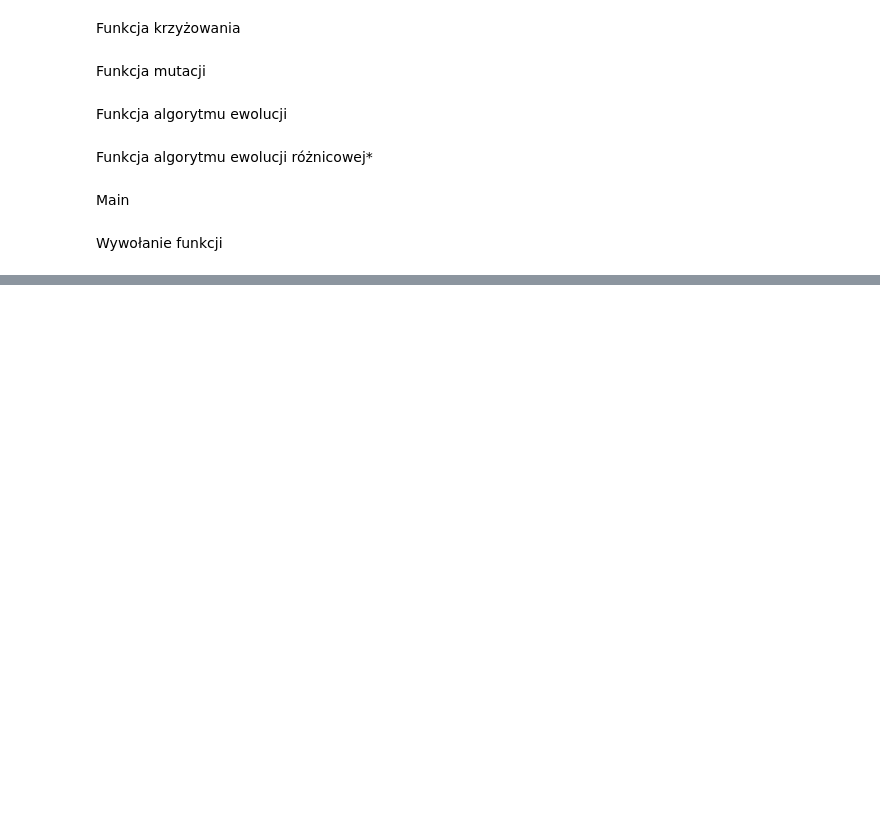
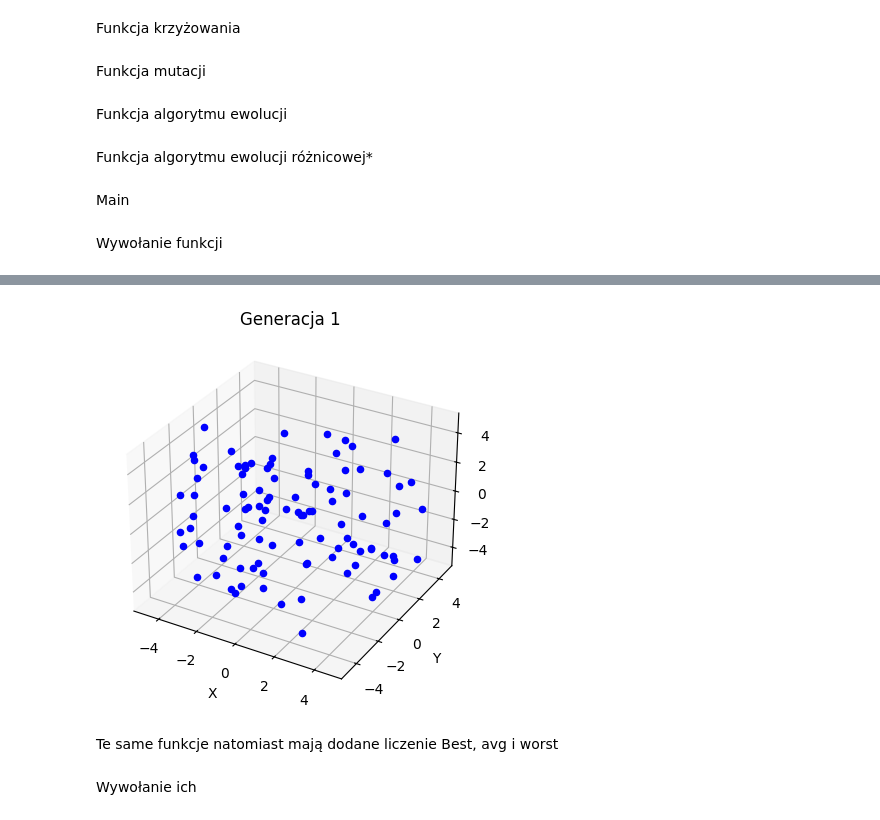
Before and after one commit to CwiekPrzemyslaw/S_Inteligencja_obliczeniowa, a Jupyter notebook: Algorytm_ewolucyjny.ipynb, the cells around one changed output, grey strips where cells are left out. Cells and saved outputs as stored; diff of their text form; code cells hidden in the pictures; blank space fills up the shorter version.

```diff
--- a/Algorytm_ewolucyjny.ipynb
+++ b/Algorytm_ewolucyjny.ipynb
@@ -163,0 +187,28 @@ Wartość funkcji celu dla najlepszego rozwiązania: 0.014324408857485902
+# %%
+fig = plt.figure()
+ax = fig.add_subplot(111, projection='3d')
+
+for generation, population in enumerate(history2):
+    ax.clear()
+    ax.set_title(f"Generacja {generation + 1}")
+    ax.set_xlabel('X')
+    ax.set_ylabel('Y')
+    ax.set_zlabel('Z')
+    ax.set_xlim(-5.12, 5.12)
+    ax.set_ylim(-5.12, 5.12)
+    ax.set_zlim(-5.12, 5.12)
+    for individual in population:
+        ax.scatter(individual[0], individual[1], individual[2], color='b', marker='o')
+
+    best_solution_fitness = fitness_function(best_solution, func_name)
+    for individual in population:
+        if fitness_function(individual, func_name) == best_solution_fitness:
+            ax.scatter(individual[0], individual[1], individual[2], color='r', marker='o')
+
+    plt.pause(0.5)
+
+plt.show()
+# %% [output]
+[figure, added]
+# %% [markdown]
+Te same funkcje natomiast mają dodane liczenie Best, avg i worst
@@ -163,0 +278,2 @@ Wartość funkcji celu dla najlepszego rozwiązania: 0.014324408857485902
+# %% [markdown]
+Wywołanie ich
```
Also changed, not shown: parts of 14 cells of this notebook.
